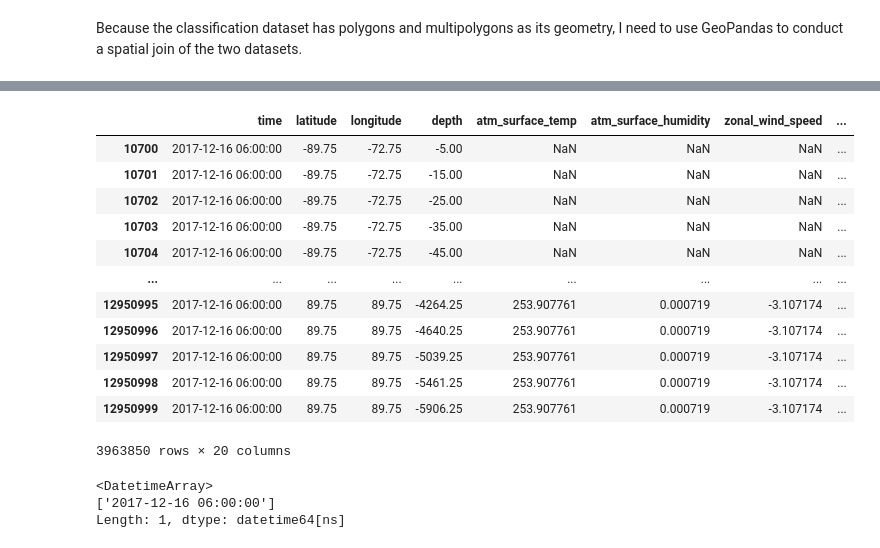
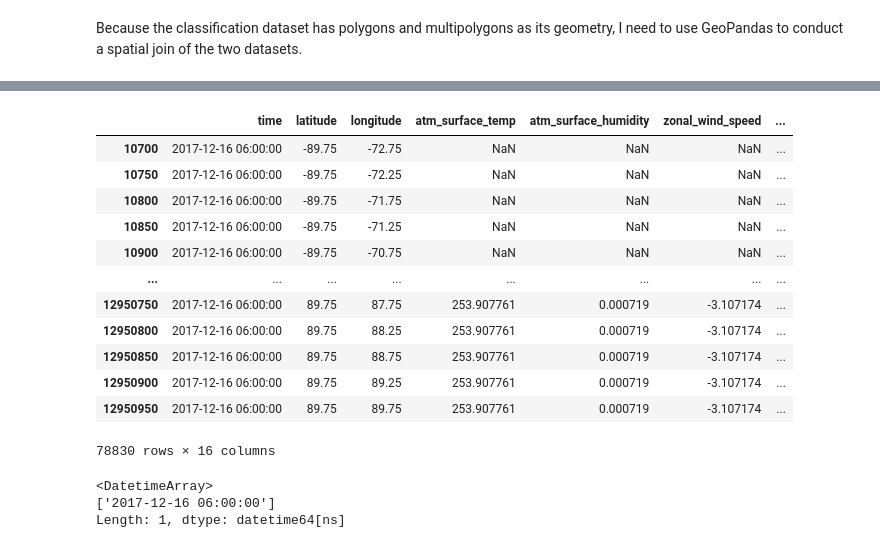
Before and after one commit to snehasri2600/Ocean-Classification, a Jupyter notebook: Adv_Data_Ocean_Class.ipynb, the cells around one changed output, grey strips where cells are left out. Saved outputs shown, nothing was run; the diff lists cells and outputs as text; code cells hidden in the pictures.

```diff
--- a/Adv_Data_Ocean_Class.ipynb
+++ b/Adv_Data_Ocean_Class.ipynb
@@ -60,0 +60,2 @@ EPSG:4326
+# %%
+classification = gpd.read_file(class_layer)
@@ -127,0 +100,12 @@ Dimensions without coordinates: nv
+# %%
+import xarray as xr
+
+#Atmpospheric surface temperature, humidity, wind speed, and pressure
+# Use gdown to download the file directly from Google Drive
+atm_id = '1tBkiAVTMh3U8Dqx8um4jctk6YoZFt_dt'
+atm_output = 'atm_temp_wind_hum_pres.nc'
+gdown.download(id=atm_id, output=atm_output, quiet=False)
+
+!pip install netcdf4 # Install netcdf4 for xarray to use
+atm_variables = xr.open_dataset(atm_output)
+display(atm_variables)
@@ -127,0 +137,9 @@ Dimensions without coordinates: nv
+# %%
+# Ocean density, stratification, and hydrostatic pressure
+# Use gdown to download the file directly from Google Drive
+file_id1 = '1xxHT73c3JeP2Ql0zF-lFHbkf9_4kWuqS'
+output_file1 = 'density_strat_hydropres.nc'
+gdown.download(id=file_id1, output=output_file1, quiet=False)
+
+dens_strat_hydropres = xr.open_dataset(output_file1)
+display(dens_strat_hydropres)
@@ -171,3 +210,14 @@ Index(['time', 'latitude', 'longitude', 'Z', 'EXFatemp', 'EXFaqh', 'EXFewind',
 12960000 rows × 13 columns
 # %% [markdown]
 # Fitting Features into the Classification File
+# %%
+print(all_variables_df['Z'].unique())
+print(all_variables_df['Z'].min())
+print(all_variables_df['Z'].max())
+
+# # # Since many of our variables are atmosphere-related, a low depth could be useful for this model. We will filter the data so we only have data that is measured at a -5.0ft depth.
+all_variables_df = all_variables_df[all_variables_df['Z'] == -5.0]
+
+# # # We can now safely drop the depth variable from our dataset
+all_variables_df = all_variables_df.drop(['Z'], axis=1)
+display(all_variables_df)
@@ -230,23 +306,23 @@ display(merged_gdf)
 # %%
 #Renaming columns so they are more descriptive and understandable
 merged_gdf.rename(columns={'EXFatemp':'atm_surface_temp', 'EXFaqh':'atm_surface_humidity', 'EXFewind':'zonal_wind_speed', 'EXFnwind':'meridional_wind_speed', 'EXFwspee':'wind_speed','EXFpress':'atm_surface_pressure', 'Z':'depth'}, inplace=True)
 merged_gdf.rename(columns={'RHOAnoma':'seawater_density_anomaly', 'DRHODR':'density_stratification', 'PHIHYD':'hydrostatic_pressure_anomaly'}, inplace=True)
-merged_gdf.rename(columns={'REALM':'realm', 'BIOME':'biome', 'ECOREGION':'ecoregion','Z':'depth', 'PROVINC':'province'}, inplace=True)
+merged_gdf.rename(columns={'REALM':'realm'}, inplace=True)
 display(merged_gdf)
 # %% [output]
-|  | time | latitude | longitude | depth | atm_surface_temp | atm_surface_humidity | zonal_wind_speed | ... |
-| 10700 | 2017-12-16 06:00:00 | -89.75 | -72.75 | -5.00 | NaN | NaN | NaN | ... |
-| 10701 | 2017-12-16 06:00:00 | -89.75 | -72.75 | -15.00 | NaN | NaN | NaN | ... |
-| 10702 | 2017-12-16 06:00:00 | -89.75 | -72.75 | -25.00 | NaN | NaN | NaN | ... |
-| 10703 | 2017-12-16 06:00:00 | -89.75 | -72.75 | -35.00 | NaN | NaN | NaN | ... |
-| 10704 | 2017-12-16 06:00:00 | -89.75 | -72.75 | -45.00 | NaN | NaN | NaN | ... |
-| ... | ... | ... | ... | ... | ... | ... | ... | ... |
-| 12950995 | 2017-12-16 06:00:00 | 89.75 | 89.75 | -4264.25 | 253.907761 | 0.000719 | -3.107174 | ... |
-| 12950996 | 2017-12-16 06:00:00 | 89.75 | 89.75 | -4640.25 | 253.907761 | 0.000719 | -3.107174 | ... |
-| 12950997 | 2017-12-16 06:00:00 | 89.75 | 89.75 | -5039.25 | 253.907761 | 0.000719 | -3.107174 | ... |
-| 12950998 | 2017-12-16 06:00:00 | 89.75 | 89.75 | -5461.25 | 253.907761 | 0.000719 | -3.107174 | ... |
-| 12950999 | 2017-12-16 06:00:00 | 89.75 | 89.75 | -5906.25 | 253.907761 | 0.000719 | -3.107174 | ... |
+|  | time | latitude | longitude | atm_surface_temp | atm_surface_humidity | zonal_wind_speed | ... |
+| 10700 | 2017-12-16 06:00:00 | -89.75 | -72.75 | NaN | NaN | NaN | ... |
+| 10750 | 2017-12-16 06:00:00 | -89.75 | -72.25 | NaN | NaN | NaN | ... |
+| 10800 | 2017-12-16 06:00:00 | -89.75 | -71.75 | NaN | NaN | NaN | ... |
+| 10850 | 2017-12-16 06:00:00 | -89.75 | -71.25 | NaN | NaN | NaN | ... |
+| 10900 | 2017-12-16 06:00:00 | -89.75 | -70.75 | NaN | NaN | NaN | ... |
+| ... | ... | ... | ... | ... | ... | ... | ... |
+| 12950750 | 2017-12-16 06:00:00 | 89.75 | 87.75 | 253.907761 | 0.000719 | -3.107174 | ... |
+| 12950800 | 2017-12-16 06:00:00 | 89.75 | 88.25 | 253.907761 | 0.000719 | -3.107174 | ... |
+| 12950850 | 2017-12-16 06:00:00 | 89.75 | 88.75 | 253.907761 | 0.000719 | -3.107174 | ... |
+| 12950900 | 2017-12-16 06:00:00 | 89.75 | 89.25 | 253.907761 | 0.000719 | -3.107174 | ... |
+| 12950950 | 2017-12-16 06:00:00 | 89.75 | 89.75 | 253.907761 | 0.000719 | -3.107174 | ... |
-3963850 rows × 20 columns
+78830 rows × 16 columns
 # %%
 # Making sure nothing is misunderstood from the dataset
 print(merged_gdf['time'].unique())
```
Also changed, not shown: parts of 32 cells of this notebook.
